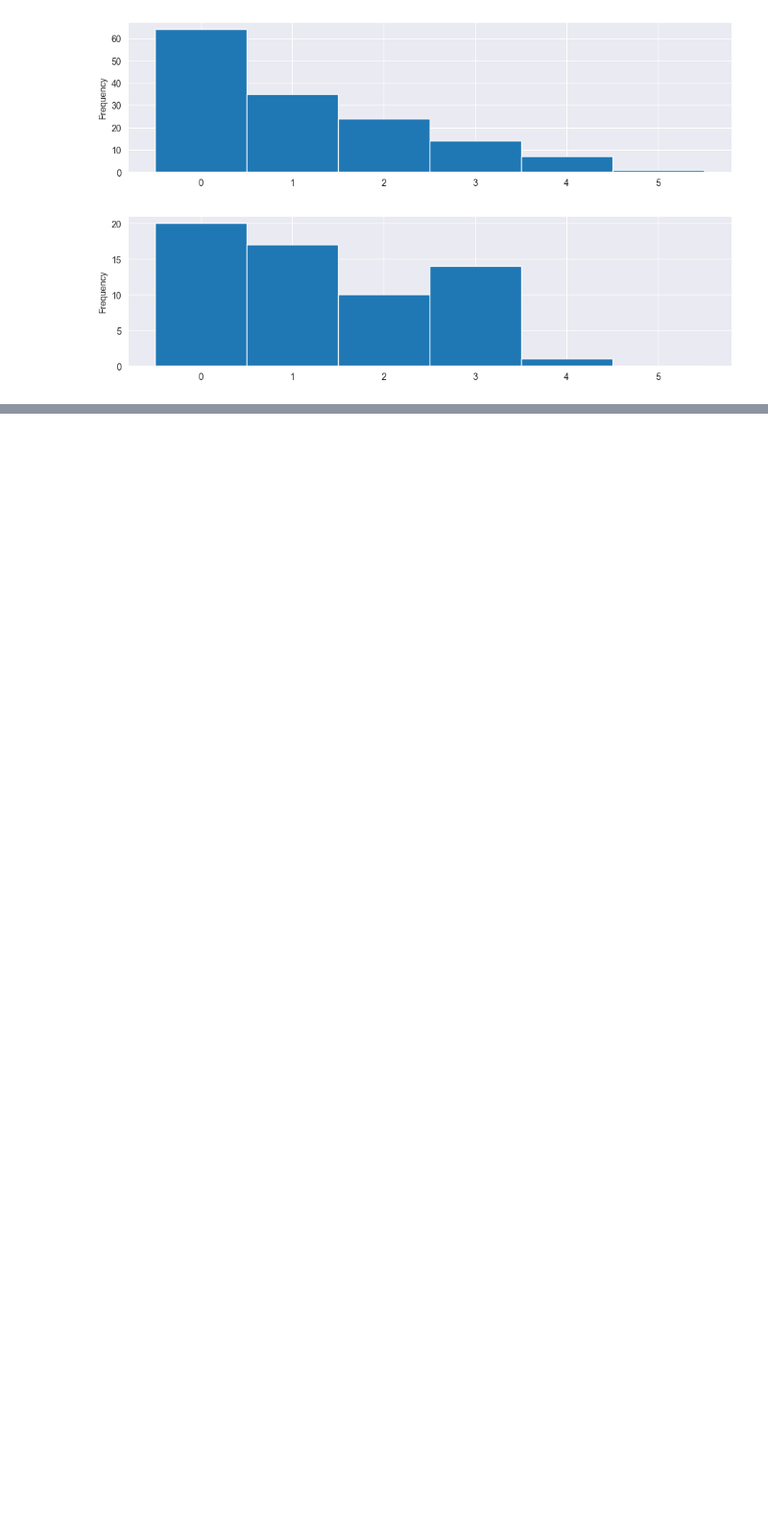
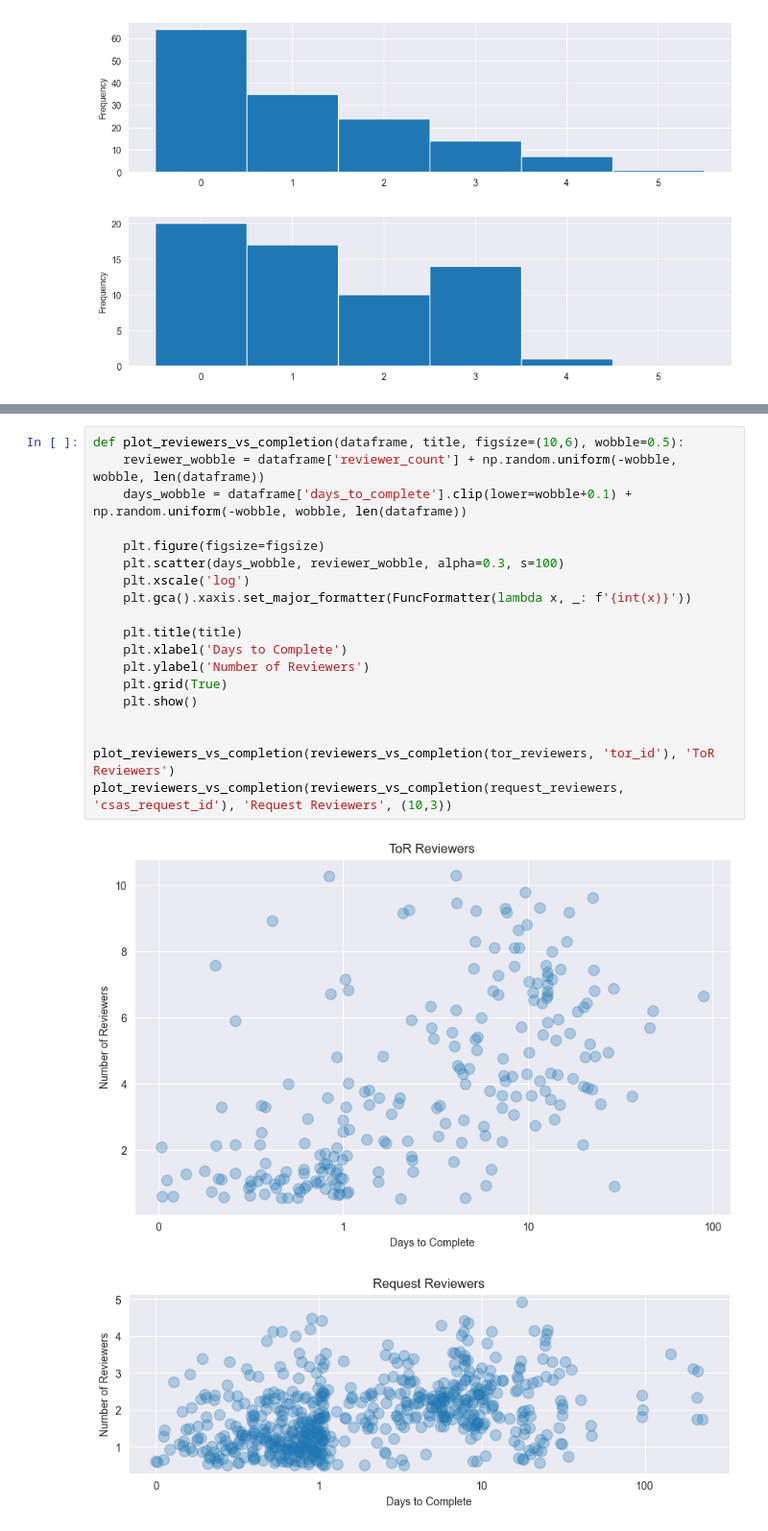
Before and after one commit to KevinCarr42/CSAS-Exploratory-Data-Analysis, a Jupyter notebook: CSAS_reviewers.ipynb, the cells around one changed output, grey strips where cells are left out. Shown: that part at 96% size. Saved outputs shown, nothing was run; the diff lists cells and outputs as text; blank space fills up the shorter version.

```diff
--- a/CSAS_reviewers.ipynb
+++ b/CSAS_reviewers.ipynb
@@ -158,0 +232,22 @@ plot_review_heatmap(request_reviewers, 'Request', figsize=(5,12))
+# %%
+def plot_reviewers_vs_completion(dataframe, title, figsize=(10,6), wobble=0.5):
+    reviewer_wobble = dataframe['reviewer_count'] + np.random.uniform(-wobble, wobble, len(dataframe))
+    days_wobble = dataframe['days_to_complete'].clip(lower=wobble+0.1) + np.random.uniform(-wobble, wobble, len(dataframe))
+
+    plt.figure(figsize=figsize)
+    plt.scatter(days_wobble, reviewer_wobble, alpha=0.3, s=100)
+    plt.xscale('log')
+    plt.gca().xaxis.set_major_formatter(FuncFormatter(lambda x, _: f'{int(x)}'))
+
+    plt.title(title)
+    plt.xlabel('Days to Complete')
+    plt.ylabel('Number of Reviewers')
+    plt.grid(True)
+    plt.show()
+
+
+plot_reviewers_vs_completion(reviewers_vs_completion(tor_reviewers, 'tor_id'), 'ToR Reviewers')
+plot_reviewers_vs_completion(reviewers_vs_completion(request_reviewers, 'csas_request_id'), 'Request Reviewers', (10,3))
+# %% [output]
+[figure, added]
+[figure, added]
```
Also changed, not shown: parts of 11 cells of this notebook.
